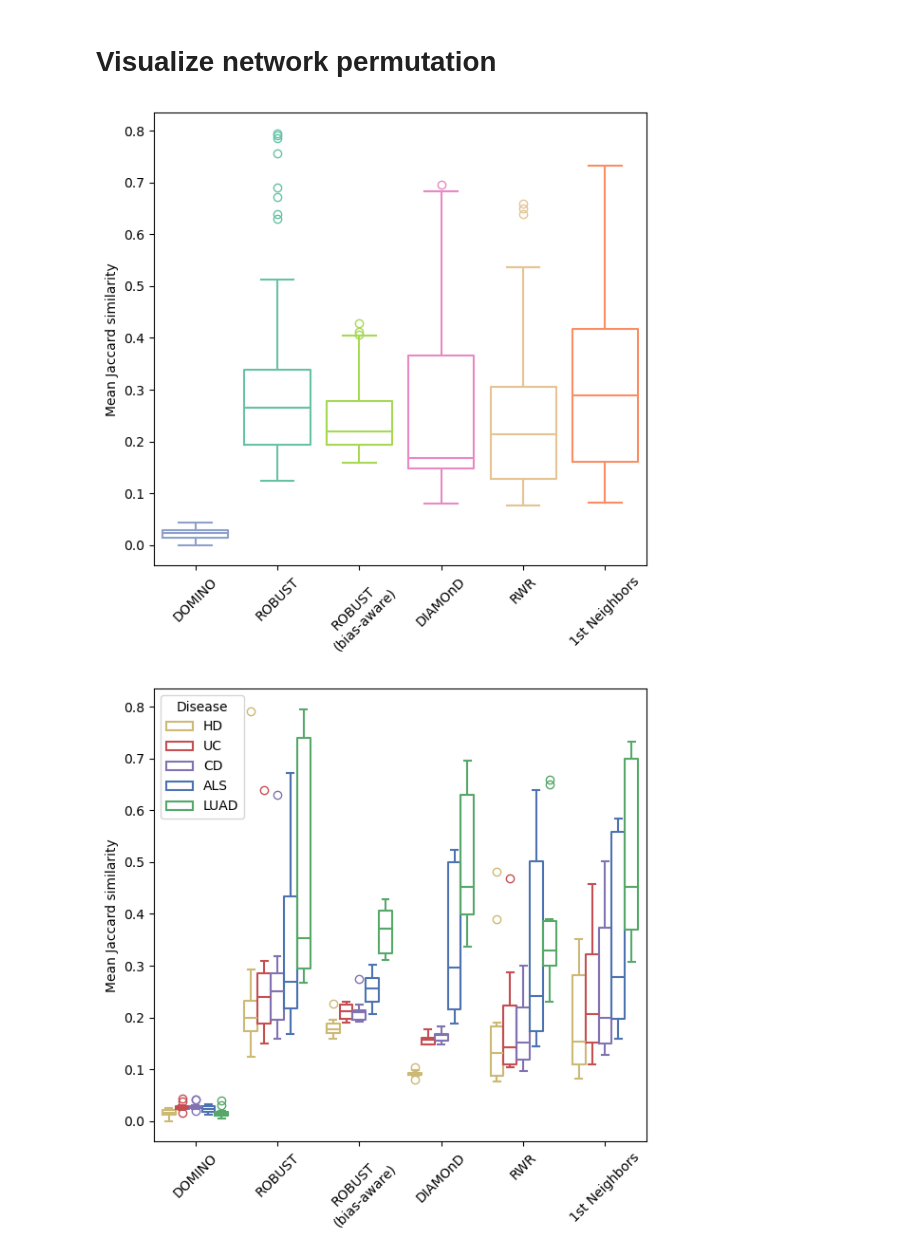
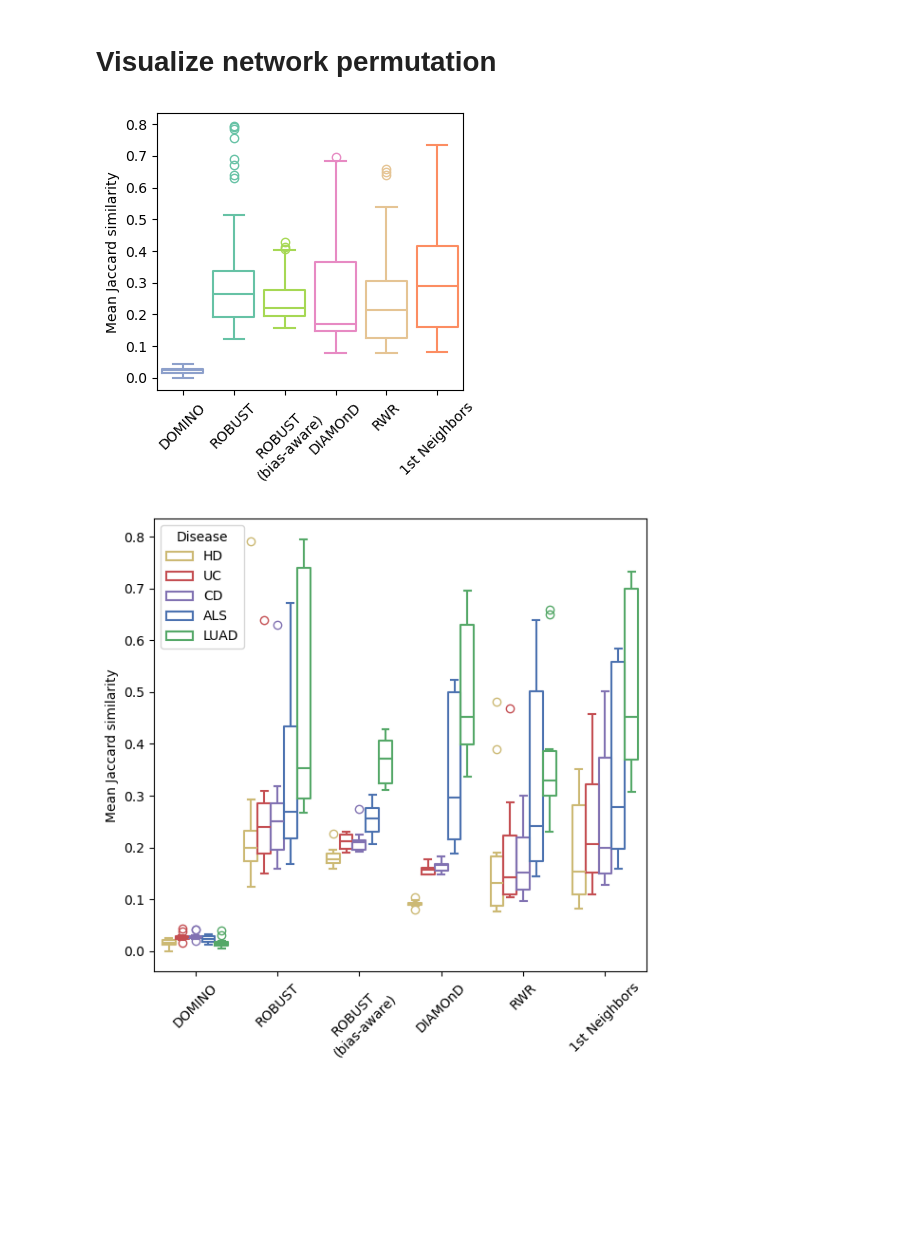
Before and after one commit to REPO4EU/modulediscovery_demonstration, a Jupyter notebook: src/07_visualize_network_perturbation.ipynb, the cells around one changed output. Saved outputs shown, nothing was run; the diff lists cells and outputs as text; code cells hidden in the pictures; blank space fills up the shorter version.

```diff
--- a/src/07_visualize_network_perturbation.ipynb
+++ b/src/07_visualize_network_perturbation.ipynb
@@ -33,16 +33,16 @@ merged_df = df.merge(load_merged_stats(),on=["seed_id", "network_id", "network",
 # drop nans for empty modules
 merged_df = merged_df.dropna(subset=["avg_jaccard_index"])
 # %%
-plt.figure(figsize=(6, 6))
+plt.figure(figsize=(4, 4))
 sns.boxplot(data=df, y="avg_jaccard_index", hue="amim", x="amim", fill=False, palette=dict(zip(amim_meta_df.label, amim_meta_df.color)), order=amim_meta_df.label)
 plt.xticks(rotation=45)
 plt.xlabel("")
 plt.ylabel("Mean Jaccard similarity")
 plt.tight_layout()
 save_figure(plt.gcf(), f"{prefix}_robustness")
 plt.show()
 # %% [output]
-[figure, old version]
+[figure, new version]
 # %%
 plt.figure(figsize=(6, 6))
 sns.boxplot(data=df, y="avg_jaccard_index", hue="seed_id", x="amim", fill=False, palette=dict(zip(seed_meta_df.short, seed_meta_df.color)), order=amim_meta_df.label, hue_order=seed_meta_df.short)
```
Also changed, not shown: parts of 1 cell of this notebook, 14 other files.
